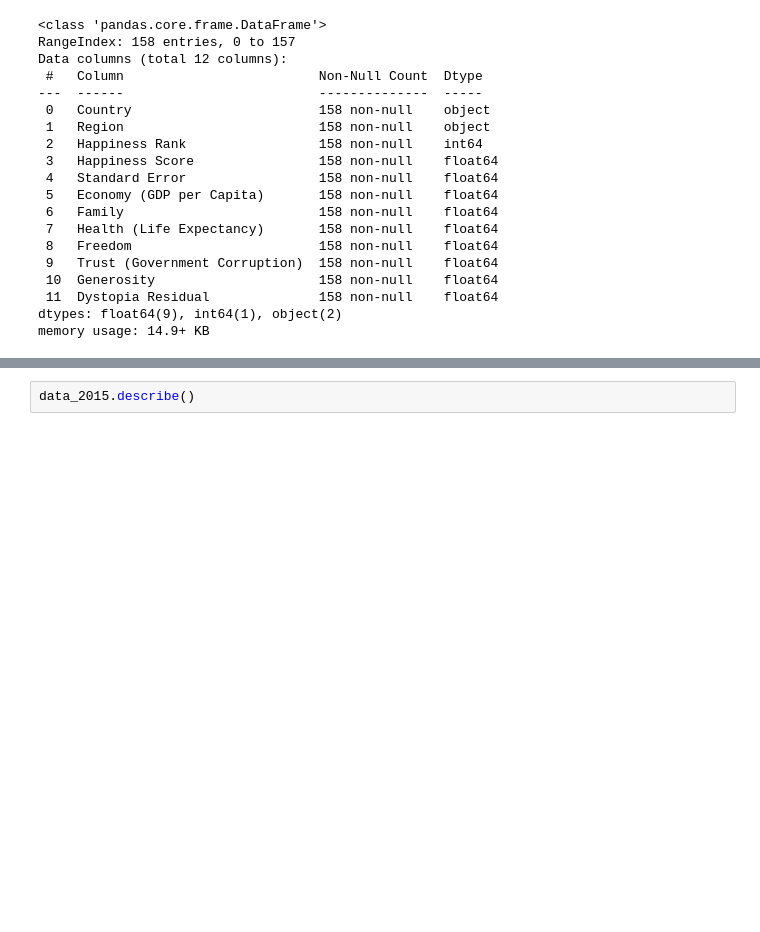
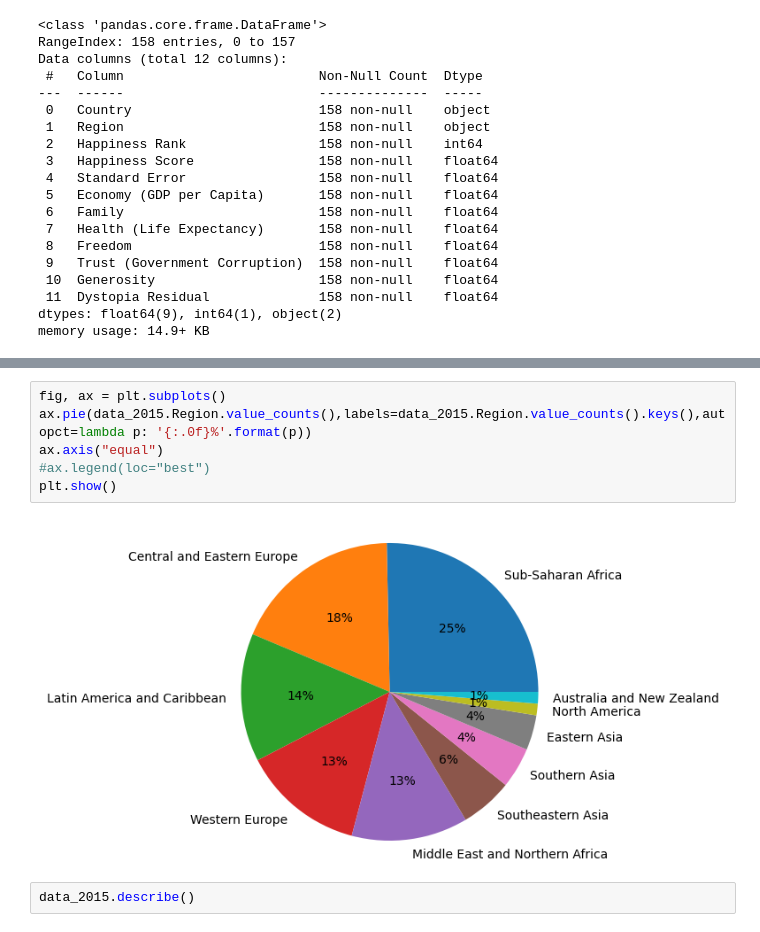
Before and after one commit to JoanMz/etl_workshop_3, a Jupyter notebook: Notebooks/EDA.ipynb, the cells around one changed output, grey strips where cells are left out. Saved outputs shown, nothing was run; the diff lists cells and outputs as text; blank space fills up the shorter version.

```diff
--- a/Notebooks/EDA.ipynb
+++ b/Notebooks/EDA.ipynb
@@ -134,3 +145,11 @@ memory usage: 14.9+ KB
+# %%
+fig, ax = plt.subplots()
+ax.pie(data_2015.Region.value_counts(),labels=data_2015.Region.value_counts().keys(),autopct=lambda p: '{:.0f}%'.format(p))
+ax.axis("equal")
+#ax.legend(loc="best")
+plt.show()
+# %% [output]
+[figure, added]
 # %%
 data_2015.describe()
 # %% [output]
```
Also changed, not shown: parts of 3 cells of this notebook.
